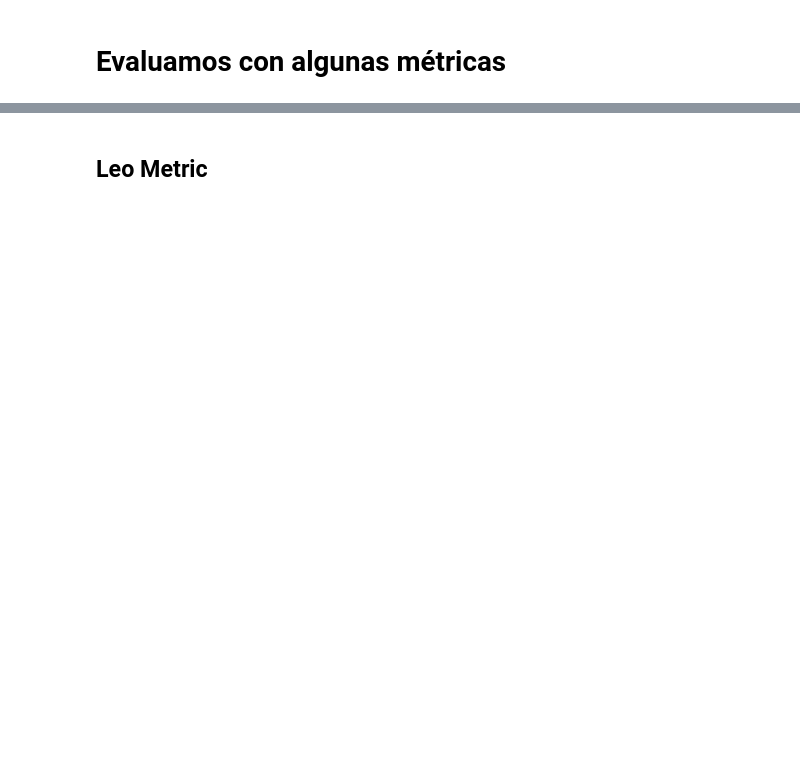
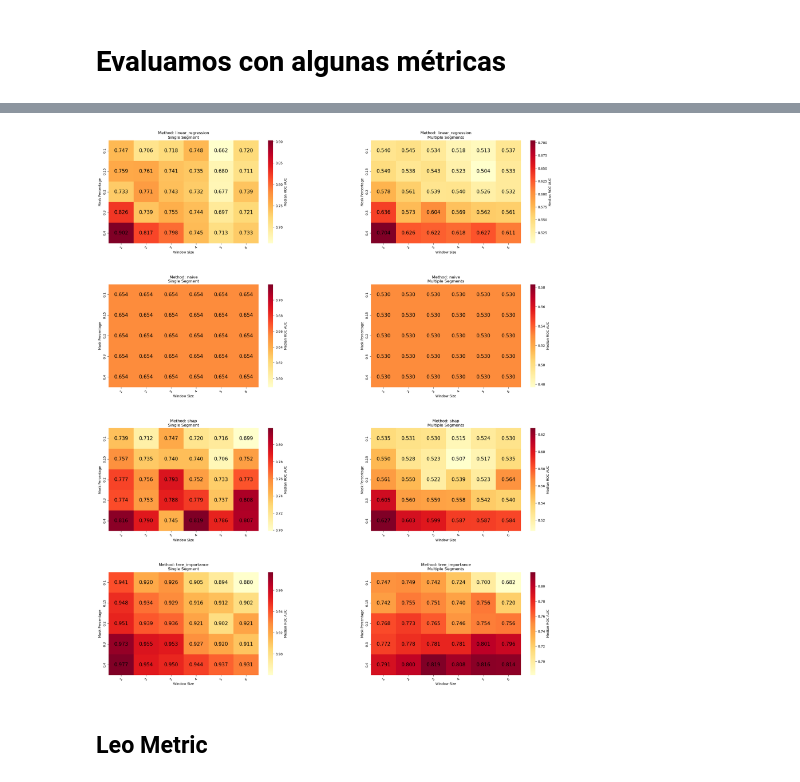
Before and after one commit to ceciliabolanos/explain_where, a Jupyter notebook: eval/metrics_evaluation.ipynb, the cells around one changed output, grey strips where cells are left out. Drawn from its saved outputs; the diff is of its cells as text; code cells hidden in the pictures; blank space fills up the shorter version.

```diff
--- a/eval/metrics_evaluation.ipynb
+++ b/eval/metrics_evaluation.ipynb
@@ -210,2 +321,95 @@ for idx, threshold in enumerate(thresholds):
+# %%
+import matplotlib.pyplot as plt
+import seaborn as sns
+import pandas as pd
+import numpy as np
+
+def plot_roc_auc_heatmaps(df, output_path=None):
+    """
+    Create heatmaps of ROC AUC values grouped by method and segment_count (1 or >1).
+
+    Args:
+        df: DataFrame with columns: method, p, m, roc_auc, segment_count
+        output_path: Optional path to save the figure
+    """
+    # Get unique methods
+    methods = df['method'].unique()
+
+    # Create two categories: segment_count=1 and segment_count>1
+    df['segment_category'] = df['segment_count'].apply(lambda x: 'Single Segment' if x == 1 else 'Multiple Segments')
+
+    # Calculate number of rows and columns needed for subplots
+    n_methods = len(methods)
+    n_categories = 2  # Always 2 categories now: single and multiple segments
+    n_cols = 2  # Two columns for better comparison
+    n_rows = n_methods  # One row per method
+
+    # Create figure
+    fig, axes = plt.subplots(n_rows, n_cols, figsize=(20, 6*n_rows))
+    if n_rows == 1:
+        axes = np.expand_dims(axes, axis=0)
+
+    for method_idx, method in enumerate(methods):
+        method_data = df[df['method'] == method]
+
+        for cat_idx, (category, category_label) in enumerate([
+            (1, 'Single Segment'),
+            (2, 'Multiple Segments')
+        ]):
+            # Filter data based on category
+            if category == 1:
+                data = method_data[method_data['segment_count'] == 1]
+            else:
+                data = method_data[method_data['segment_count'] > 1]
+
+            # Create pivot table for heatmap
+            pivot_data = data.pivot_table(
+                values='roc_auc',
+                index='p',
+                columns='m',
+                aggfunc='median'
+            )
+            # Create heatmap
+            ax = axes[method_idx, cat_idx]
+            if not pivot_data.empty:
+                sns.heatmap(
+                    pivot_data,
+                    fmt='.3f',
+                    cmap='YlOrRd',
+                    ax=ax,
+                    cbar_kws={'label': 'Median ROC AUC'},
+                    annot_kws={"size": 12}  # Adjust as necessary
+                )
+
+                # Customize plot
+                mask_percentages = pivot_data.index
+                window_sizes = pivot_data.columns
+                results = pivot_data.values
+
+                for i in range(len(mask_percentages)):
+                    for j in range(len(window_sizes)):
+                        value = results[i, j]
+                        if not np.isnan(value):
+                            ax.text(j + 0.5, i + 0.5, f'{value:.3f}',
+                                    ha='center', va='center',
+                                    color='black', fontsize=15)
+
+                # Customize plot
+                ax.set_title(f'Method: {method}\n{category_label}', fontsize=12)
+                ax.set_xlabel('Window Size', fontsize=10)
+                ax.set_ylabel('Mask Percentage', fontsize=10)
+                ax.tick_params(axis='x', rotation=45)
+
+    plt.tight_layout(pad=2.0)
+    plt.subplots_adjust(hspace=0.4, wspace=0.4)  # Fine-tune layout
+
+    if output_path:
+        plt.savefig(output_path, bbox_inches='tight', dpi=300)
+
+    return fig
+
+fig = plot_roc_auc_heatmaps(merge_df, 'heatmaps.png')
+# %% [output]
+[figure, added]
 # %% [markdown]
 ## Leo Metric
```
Also changed, not shown: parts of 37 cells of this notebook, 7 other files.
